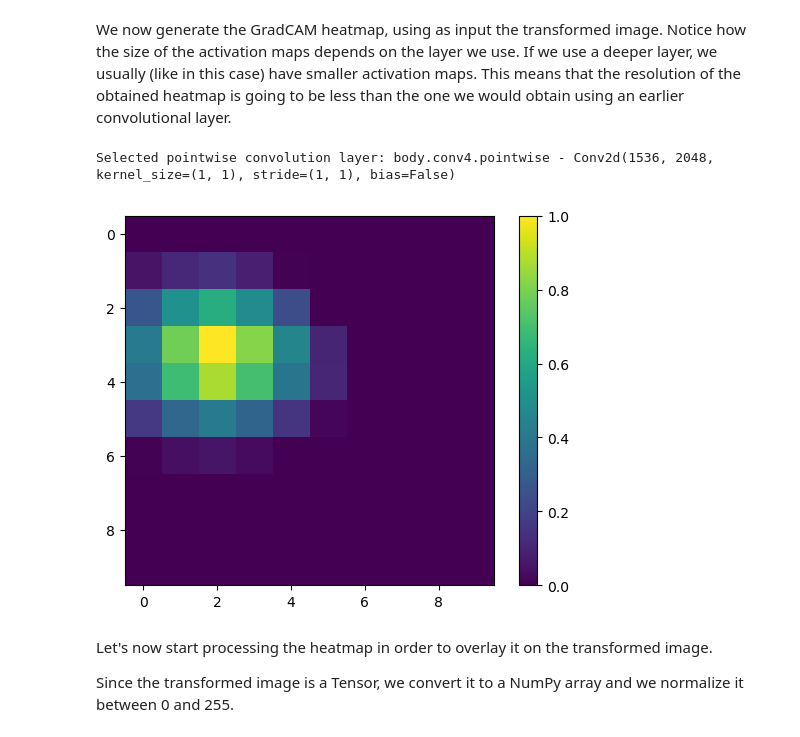
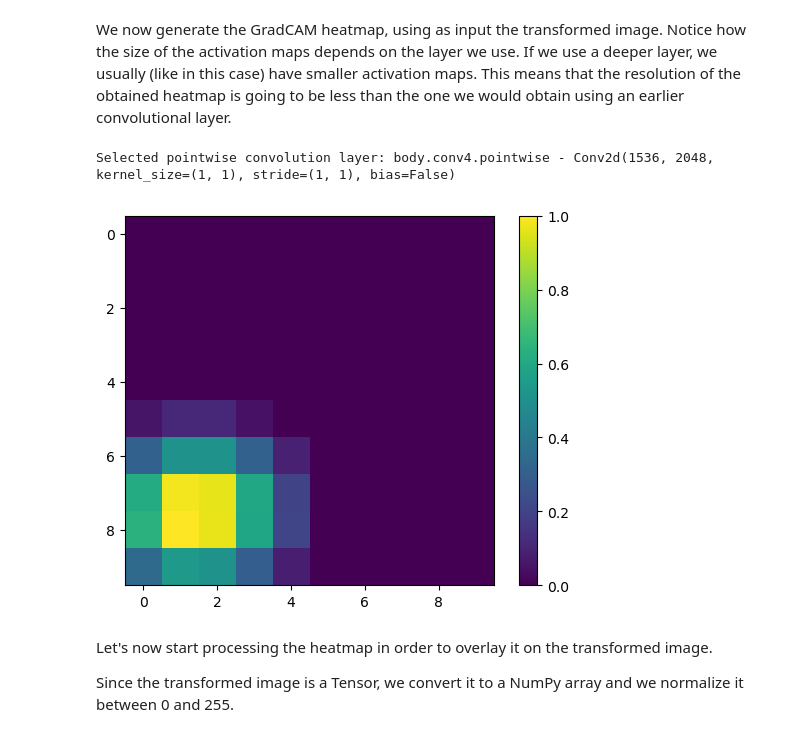
Before and after one commit to andrea-federici/wsss-polar-low-pseudolabels, a Jupyter notebook: additional_notebooks/gradcam_activations.ipynb, the cells around one changed output. Saved outputs shown, nothing was run; the diff lists cells and outputs as text; code cells hidden in the pictures.

Commit message:
Fixed GradCAM. Also added documentation for the gradcam.py file.

```diff
--- a/additional_notebooks/gradcam_activations.ipynb
+++ b/additional_notebooks/gradcam_activations.ipynb
@@ -77,14 +77,14 @@ We now generate the GradCAM heatmap, using as input the transformed image. Notic
 # %%
 gc = GradCAM(model.model, config.device)
 
-gradcam_heatmap = gc.generate_gradcam_heatmap(transformed_image)
+gradcam_heatmap = gc.generate_heatmap(transformed_image)
 
 plt.imshow(gradcam_heatmap)
 plt.colorbar()
 plt.show()
 # %% [output]
 Selected pointwise convolution layer: body.conv4.pointwise - Conv2d(1536, 2048, kernel_size=(1, 1), stride=(1, 1), bias=False)
-[figure, old version]
+[figure, new version]
 # %% [markdown]
 Let's now start processing the heatmap in order to overlay it on the transformed image.
 
```
Also changed, not shown: parts of 8 cells of this notebook, 1 other file.
